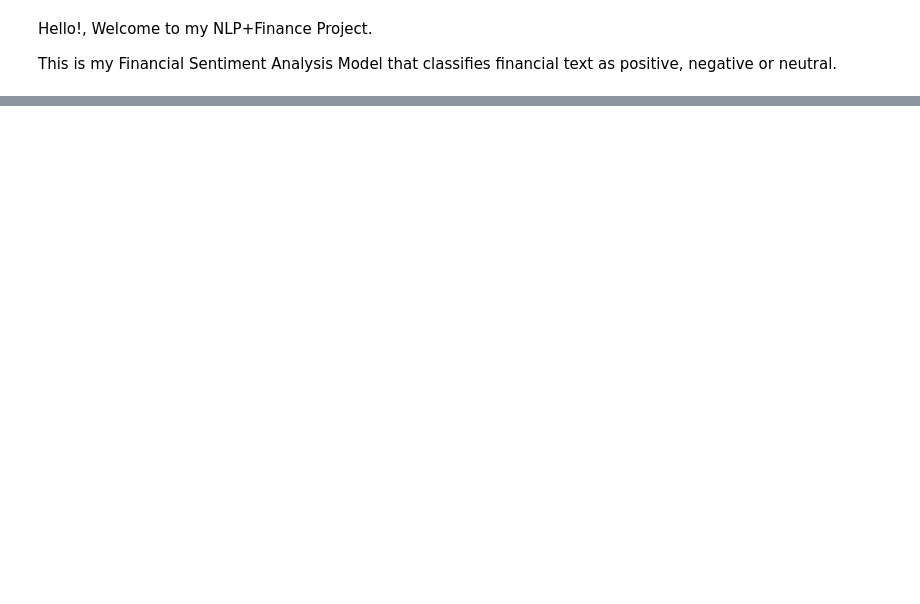
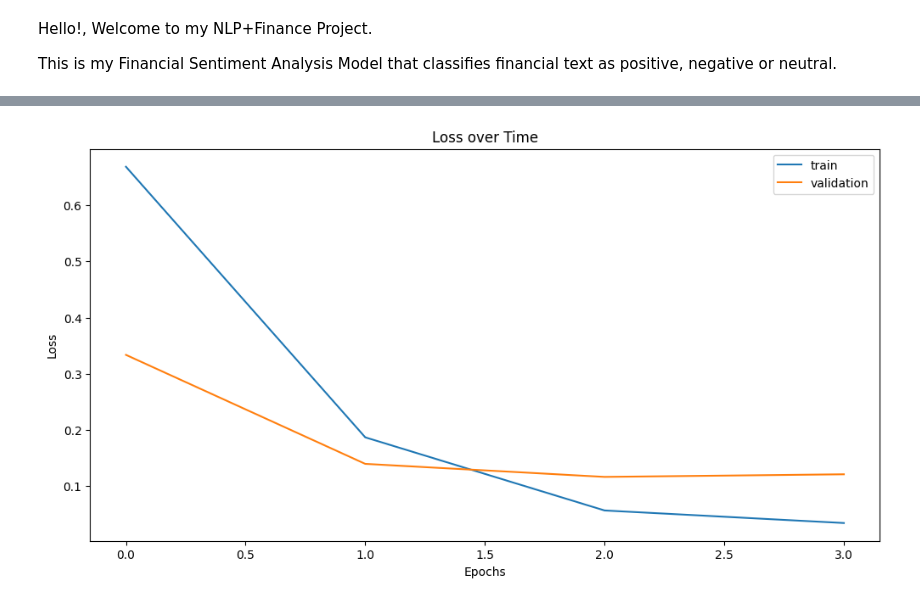
Before and after one commit to HemendraSridhar/NLP, a Jupyter notebook: NLP_Sentiment_Analysis_Model.ipynb, the cells around one changed output, grey strips where cells are left out. Drawn from its saved outputs; the diff is of its cells as text; code cells hidden in the pictures; blank space fills up the shorter version.

```diff
--- a/NLP_Sentiment_Analysis_Model.ipynb
+++ b/NLP_Sentiment_Analysis_Model.ipynb
@@ -70,6 +92,8 @@ Importing all the required modules
 # %%
 df_train = get_finance_train()
 df_test = get_finance_test()
+sentences = df_train['Sentence'].values
+labels = df_train['Label'].values
 # %%
 #Tokenization and Formatting
 #Creating the tokens
@@ -110,6 +141,6 @@ for sequence in input_ids:
 # %%
 #Splitting Data into Train/Test Split
-X_train, X_val, y_train, y_val = train_test_split(input_ids,labels,est_size=0.15,random_state=RND_SEED)
+X_train, X_val, y_train, y_val = train_test_split(input_ids,labels,test_size=0.15,random_state=RND_SEED)
 #Splitting attention masks
 train_masks, validation_masks, _, _ = train_test_split(attention_masks,input_ids,test_size=0.15,random_state=RND_SEED)
 # %%
@@ -130,12 +161,7 @@ validation_sampler = SequentialSampler(validation_data);
 validation_dataloader = DataLoader(validation_data, sampler=validation_sampler, batch_size=batch_size);
 # %%
 #Finetuning model using BertForSequenceClassificationModel
-model = BertForSequenceClassification.from_pretrained(
-    "bert-base-uncased",
-    num_labels = 3,
-    output_attentions = False,
-    output_hidden_states = False,
-);
+model = BertForSequenceClassification.from_pretrained( "bert-base-uncased", num_labels = 3, output_attentions = False, output_hidden_states = False);
 
 #Specifying GPU usage for pytorch
 device = torch.device("cuda" if torch.cuda.is_available() else "cpu")
@@ -151,0 +321,14 @@ epochs = 4
+# %%
+#Plotting the losses
+fig = plt.figure(figsize=(12,6))
+plt.title('Loss over Time')
+plt.xlabel('Epochs')
+plt.ylabel('Loss')
+
+plt.plot(training_loss, label='train')
+plt.plot(validation_loss, label='validation')
+
+plt.legend()
+plt.show()
+# %% [output]
+[figure, added]
```
Also changed, not shown: parts of 10 cells of this notebook.
